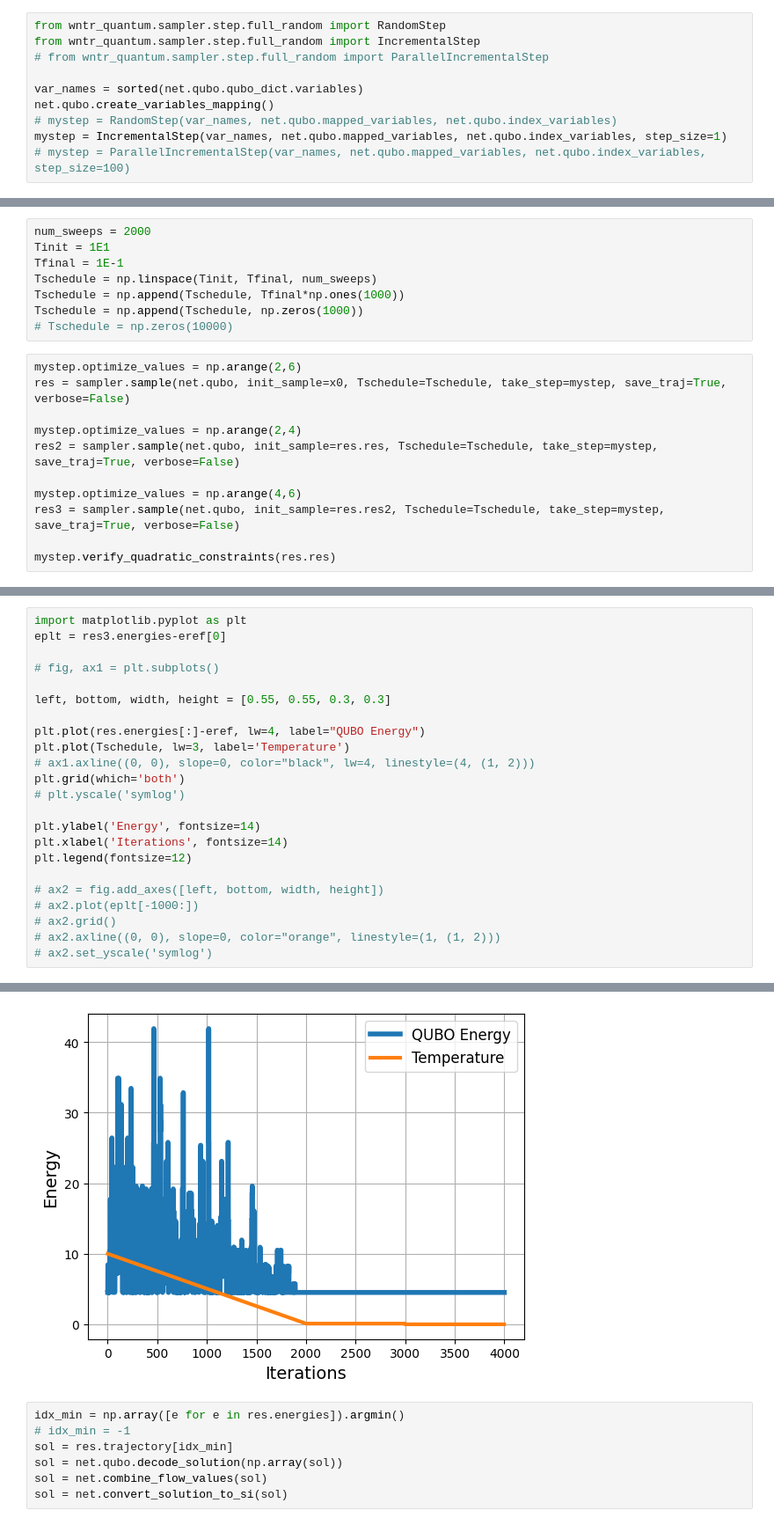
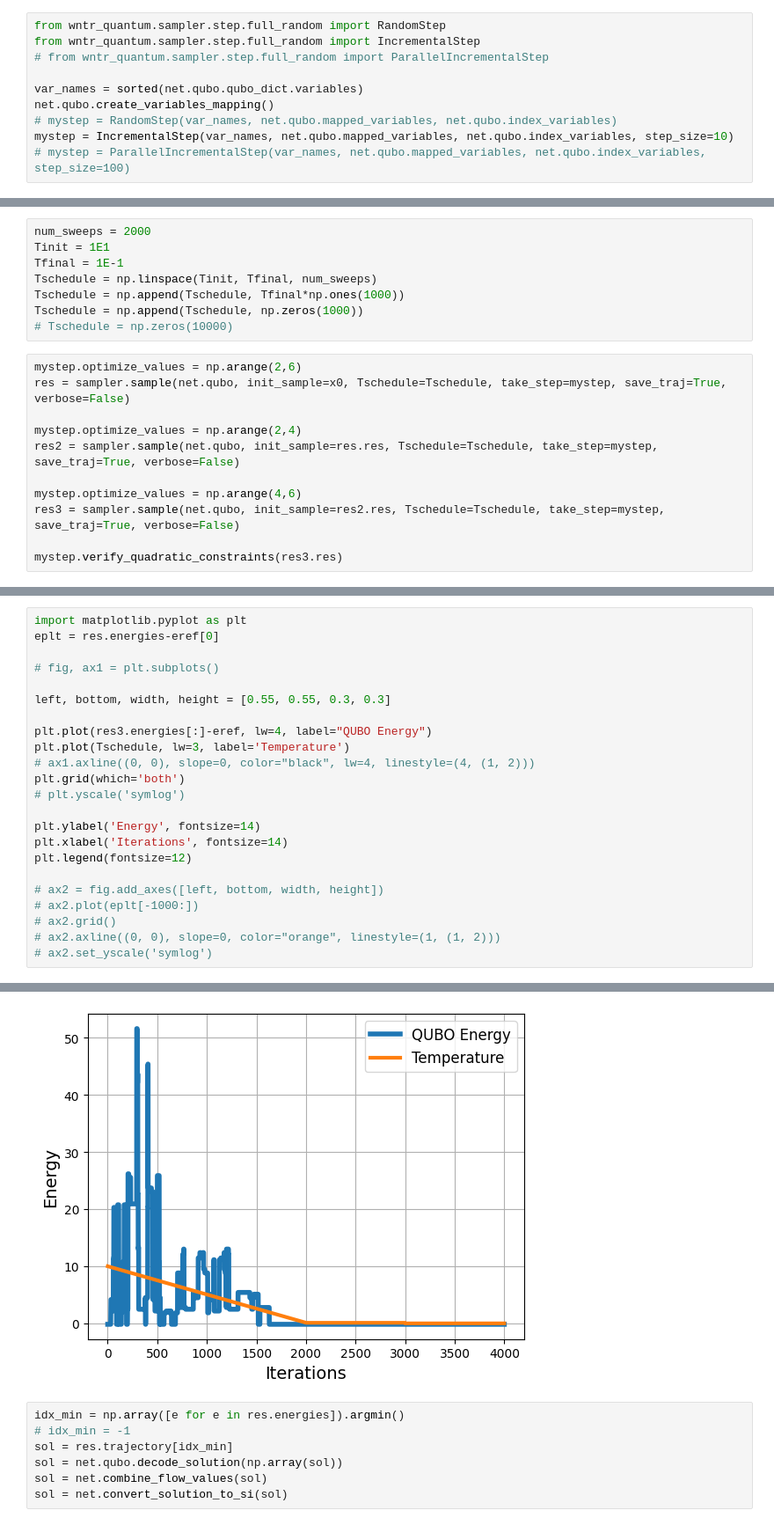
Before and after one commit to QuantumApplicationLab/wntr-quantum, a Jupyter notebook: docs/notebooks/qubo_poly_solver_Net0.ipynb, the cells around one changed output, grey strips where cells are left out. Shown at 88% size. Drawn from its saved outputs; the diff is of its cells as text.

```diff
--- a/docs/notebooks/qubo_poly_solver_Net0.ipynb
+++ b/docs/notebooks/qubo_poly_solver_Net0.ipynb
@@ -117,7 +117,7 @@ from wntr_quantum.sampler.step.full_random import IncrementalStep
 var_names = sorted(net.qubo.qubo_dict.variables)
 net.qubo.create_variables_mapping()
 # mystep = RandomStep(var_names, net.qubo.mapped_variables, net.qubo.index_variables)
-mystep = IncrementalStep(var_names, net.qubo.mapped_variables, net.qubo.index_variables, step_size=1)
+mystep = IncrementalStep(var_names, net.qubo.mapped_variables, net.qubo.index_variables, step_size=10)
 # mystep = ParallelIncrementalStep(var_names, net.qubo.mapped_variables, net.qubo.index_variables, step_size=100)
 # %% [markdown]
 # generate init sample
@@ -147,6 +147,6 @@ mystep.optimize_values = np.arange(2,4)
 res2 = sampler.sample(net.qubo, init_sample=res.res, Tschedule=Tschedule, take_step=mystep, save_traj=True, verbose=False)
 
 mystep.optimize_values = np.arange(4,6)
-res3 = sampler.sample(net.qubo, init_sample=res.res2, Tschedule=Tschedule, take_step=mystep, save_traj=True, verbose=False)
+res3 = sampler.sample(net.qubo, init_sample=res2.res, Tschedule=Tschedule, take_step=mystep, save_traj=True, verbose=False)
 
-mystep.verify_quadratic_constraints(res.res)
+mystep.verify_quadratic_constraints(res3.res)
@@ -153,29 +155,29 @@ mystep.verify_quadratic_constraints(res.res)
 # %%
 import matplotlib.pyplot as plt
-eplt = res3.energies-eref[0]
+eplt = res.energies-eref[0]
 
 # fig, ax1 = plt.subplots()
 
 left, bottom, width, height = [0.55, 0.55, 0.3, 0.3]
 
-plt.plot(res.energies[:]-eref, lw=4, label="QUBO Energy")
+plt.plot(res3.energies[:]-eref, lw=4, label="QUBO Energy")
 plt.plot(Tschedule, lw=3, label='Temperature')
 # ax1.axline((0, 0), slope=0, color="black", lw=4, linestyle=(4, (1, 2)))
 plt.grid(which='both')
 # plt.yscale('symlog')
 
 plt.ylabel('Energy', fontsize=14)
 plt.xlabel('Iterations', fontsize=14)
 plt.legend(fontsize=12)
 
 # ax2 = fig.add_axes([left, bottom, width, height])
 # ax2.plot(eplt[-1000:])
 # ax2.grid()
 # ax2.axline((0, 0), slope=0, color="orange", linestyle=(1, (1, 2)))
 # ax2.set_yscale('symlog')
 # %% [output]
 <matplotlib.legend.Legend at 0x...>
-[figure, old version]
+[figure, new version]
 # %%
 idx_min = np.array([e for e in res.energies]).argmin()
 # idx_min = -1
```
Also changed, not shown: parts of 8 cells of this notebook, 16 other files.
